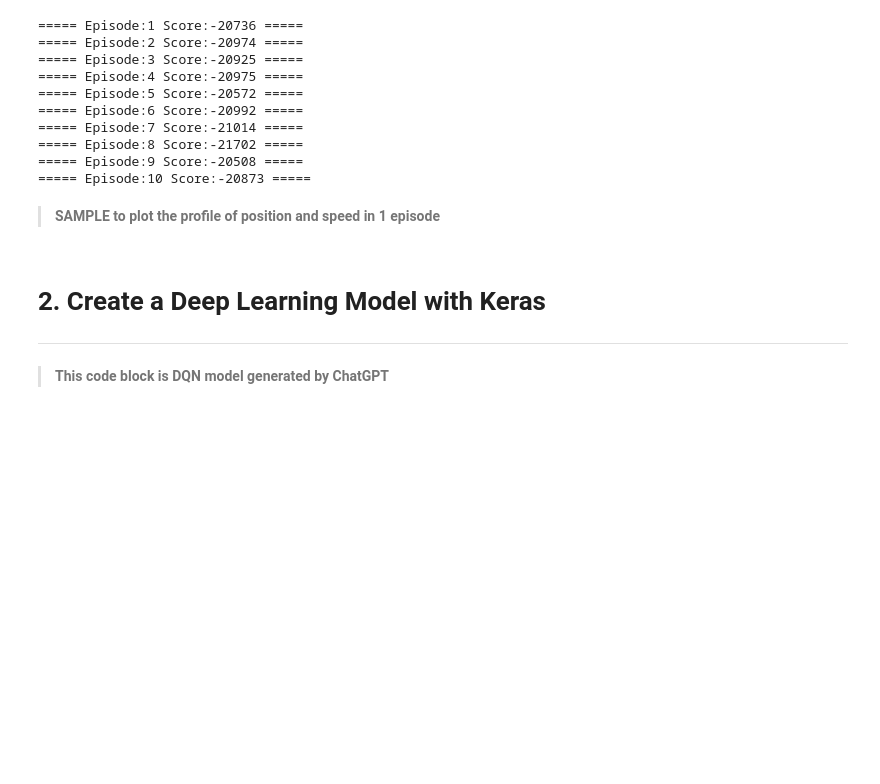
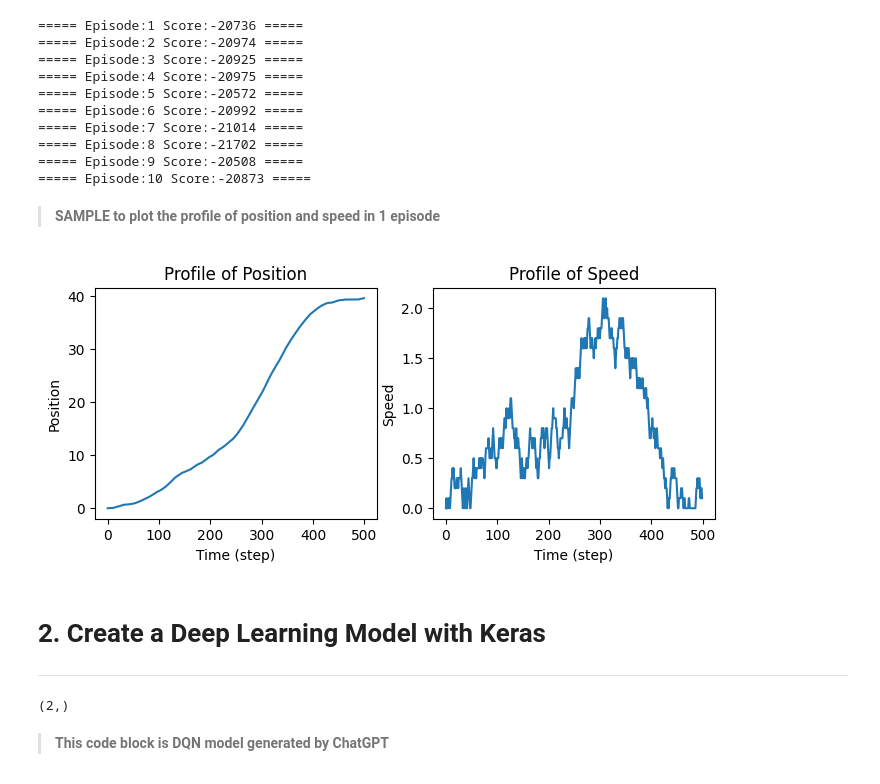
Before and after one commit to Kairos-han/eco-driving-speed-rl, a Jupyter notebook: My_Gym01.ipynb, the cells around one changed output. Saved outputs shown, nothing was run; the diff lists cells and outputs as text; code cells hidden in the pictures; blank space fills up the shorter version.

```diff
--- a/My_Gym01.ipynb
+++ b/My_Gym01.ipynb
@@ -203,28 +203,30 @@ for episode in range(1, episode+1):
 # %%
 import matplotlib.pyplot as plt
 import numpy as np
 
 position_data = position
 speed_data = speed
 
 # Create a figure with 2 subplots for position and speed
-fig, (ax1, ax2) = plt.subplots(2, 1, figsize=(10, 8))
+fig, (ax1, ax2) = plt.subplots(1, 2, figsize=(8, 3))
 fig.subplots_adjust(hspace=0.4)
 
 # Plot position data
 ax1.plot(position_data, '-')
 ax1.set_title('Profile of Position')
 ax1.set_xlabel('Time (step)')
 ax1.set_ylabel('Position')
 
 # Plot speed data
 ax2.plot(speed_data, '-')
 ax2.set_title('Profile of Speed')
 ax2.set_xlabel('Time (step)')
 ax2.set_ylabel('Speed')
 
 # Display the plot
 plt.show()
+# %% [output]
+[figure, added]
 # %% [markdown]
 # **2. Create a Deep Learning Model with Keras**
 
@@ -238,0 +244,4 @@ from keras.optimizers import Adam
+# %%
+states
+# %% [output]
+(2,)
```
Also changed, not shown: parts of 4 cells of this notebook.
